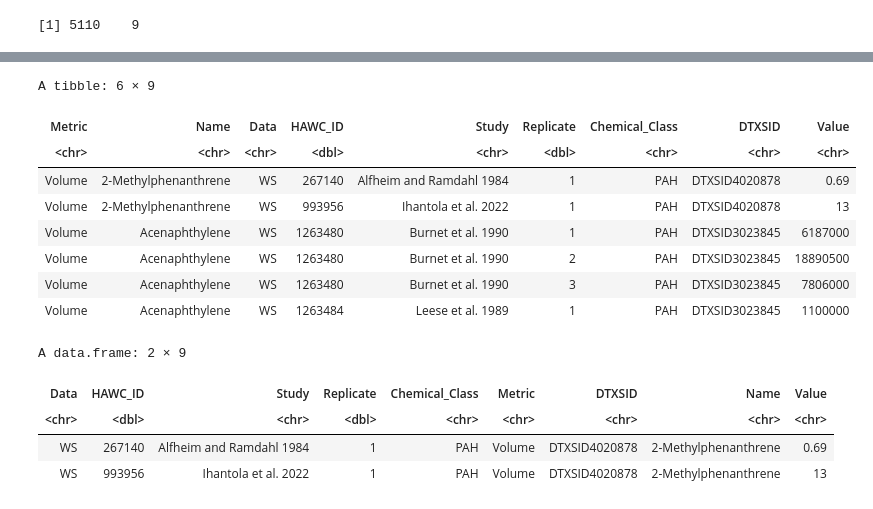
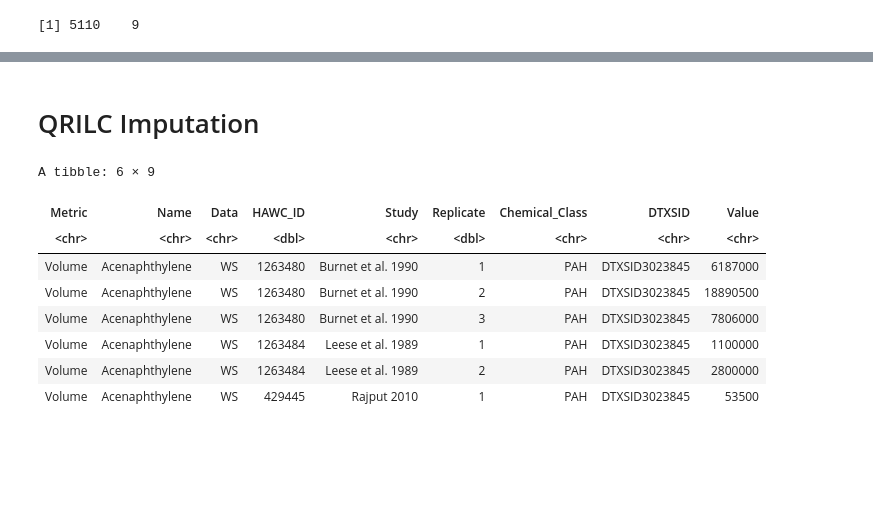
Before and after one commit to UNC-CEMALB/P1015.-Wildfire_Suffcient_Similiarity, a Jupyter notebook: 1. Data Processing/Data Processing.ipynb, the cells around one changed output, grey strips where cells are left out. Saved outputs shown, nothing was run; the diff lists cells and outputs as text; code cells hidden in the pictures; blank space fills up the shorter version.

```diff
--- a/1. Data Processing/Data Processing.ipynb
+++ b/1. Data Processing/Data Processing.ipynb
@@ -184,22 +231,17 @@ There were 126 and 121 variables measured in the woodsmoke and wildfire data, re
+# %% [markdown]
+# QRILC Imputation
 # %%
-# recombining data again
-second_filtered_df = rbind(filtered_split_ws_df, filtered_split_wf_df)
+# # recombining data again
+# second_filtered_df = rbind(consistent_ws_vol_df, consistent_wf_vol_df, consistent_ws_weight_df, consistent_wf_weight_df)
 
-head(second_filtered_df)
-combined_df %>%
-    filter(Name == '2-Methylphenanthrene', Metric == 'Volume')
+# head(second_filtered_df)
 # %% [output]
 A tibble: 6 × 9
 | Metric | Name | Data | HAWC_ID | Study | Replicate | Chemical_Class | DTXSID | Value |
 | <chr> | <chr> | <chr> | <dbl> | <chr> | <dbl> | <chr> | <chr> | <chr> |
-| Volume | 2-Methylphenanthrene | WS | 267140 | Alfheim and Ramdahl 1984 | 1 | PAH | DTXSID4020878 | 0.69 |
-| Volume | 2-Methylphenanthrene | WS | 993956 | Ihantola et al. 2022 | 1 | PAH | DTXSID4020878 | 13 |
 | Volume | Acenaphthylene | WS | 1263480 | Burnet et al. 1990 | 1 | PAH | DTXSID3023845 | 6187000 |
 | Volume | Acenaphthylene | WS | 1263480 | Burnet et al. 1990 | 2 | PAH | DTXSID3023845 | 18890500 |
 | Volume | Acenaphthylene | WS | 1263480 | Burnet et al. 1990 | 3 | PAH | DTXSID3023845 | 7806000 |
 | Volume | Acenaphthylene | WS | 1263484 | Leese et al. 1989 | 1 | PAH | DTXSID3023845 | 1100000 |
+| Volume | Acenaphthylene | WS | 1263484 | Leese et al. 1989 | 2 | PAH | DTXSID3023845 | 2800000 |
+| Volume | Acenaphthylene | WS | 429445 | Rajput 2010 | 1 | PAH | DTXSID3023845 | 53500 |
-A data.frame: 2 × 9
-| Data | HAWC_ID | Study | Replicate | Chemical_Class | Metric | DTXSID | Name | Value |
-| <chr> | <dbl> | <chr> | <dbl> | <chr> | <chr> | <chr> | <chr> | <chr> |
-| WS | 267140 | Alfheim and Ramdahl 1984 | 1 | PAH | Volume | DTXSID4020878 | 2-Methylphenanthrene | 0.69 |
-| WS | 993956 | Ihantola et al. 2022 | 1 | PAH | Volume | DTXSID4020878 | 2-Methylphenanthrene | 13 |
```
Also changed, not shown: parts of 11 cells of this notebook.
